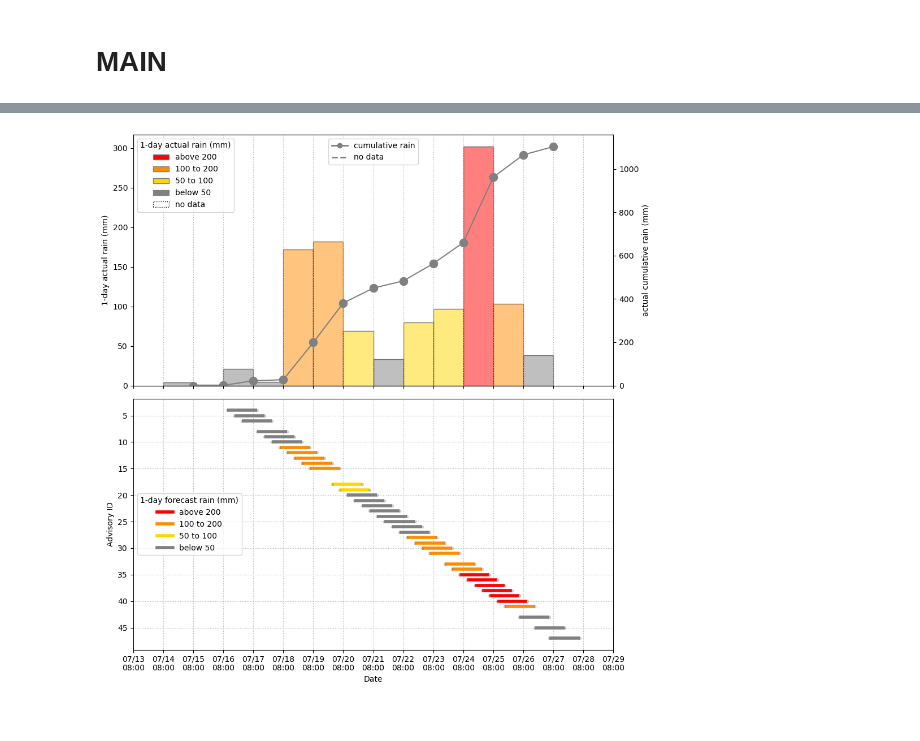
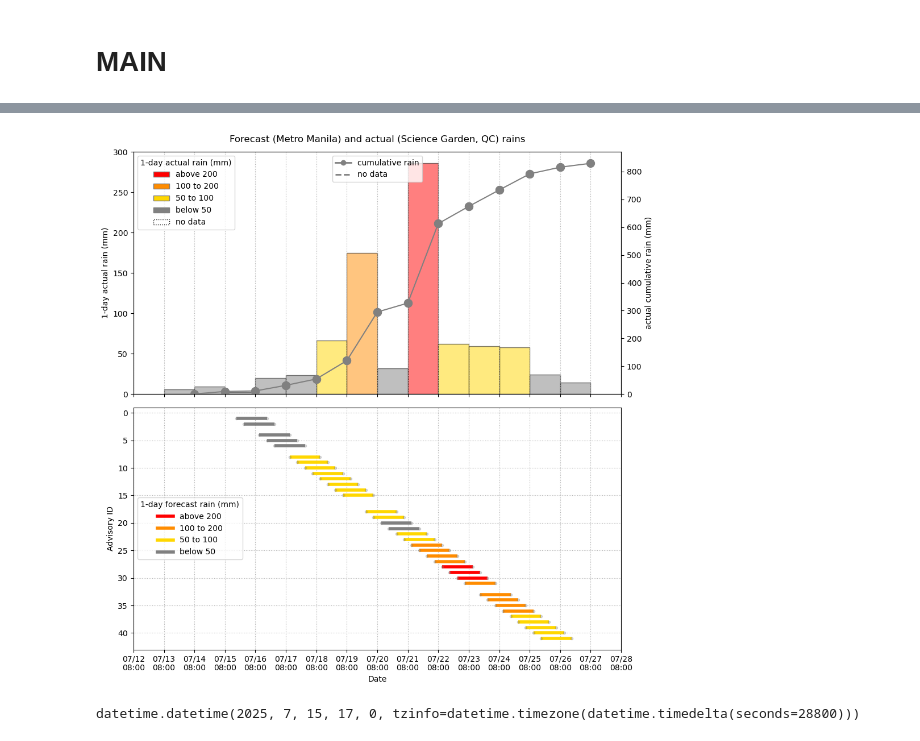
Before and after one commit to ricsatjr/may-pagasa-ph, a Jupyter notebook: rainfall-analysis.ipynb, the cells around one changed output, grey strips where cells are left out. Saved outputs shown, nothing was run; the diff lists cells and outputs as text; code cells hidden in the pictures.

```diff
--- a/rainfall-analysis.ipynb
+++ b/rainfall-analysis.ipynb
@@ -684,7 +684,7 @@ def create_hro_analysis(series_json_path,wmo_code,sta_name,figsize=(12,10)):
     unique_areas.sort()
     unique_area_dict={i:unique_areas[i] for i in range(len(unique_areas))}
     print(unique_area_dict)
-    which_place=unique_area_dict[int(input("Type number of area to analyze: "))]
+    which_place=unique_area_dict[int(input(f'Type number of province to analyze (for {sta_name}): '))]
     area_records=extract_area_records(data, which_place)
     hro_segments=process_area_records_for_plotting(area_records, which_place)
 
@@ -699,10 +699,10 @@ def create_hro_analysis(series_json_path,wmo_code,sta_name,figsize=(12,10)):
 
 
 
-
-
     # # ACTUAL RAIN FROM OGIMET
-    begin_str,end_str=get_ogimet_time_bounds(hro_segments['start_time'].min(),hro_segments['end_time'].max(), subtract_days_from_min=2)
+    begin_str,end_str=get_ogimet_time_bounds(hro_segments['start_time'].min(),
+                                             pd.to_datetime(list(data.keys())[-1]),
+                                             subtract_days_from_min=2)
     synop_data=download_synop_from_ogimet(begin_str,end_str,wmo_code)
     synop_data.splitlines()
     df=parse_synop(synop_data)
@@ -718,11 +718,21 @@ def create_hro_analysis(series_json_path,wmo_code,sta_name,figsize=(12,10)):
     ax[1].grid(axis='x',which='major',ls=':')
     ax[0].grid(axis='x',which='major',ls=':')
 
+    plt.suptitle(f'Forecast ({which_place}) and actual ({sta_name}) rains')
     plt.tight_layout()
+
     plt.savefig(f'forecast-vs-actual-rains-{which_place}-{sta_name}.png', dpi=600)
 # %% [markdown]
 # MAIN
 # %%
-create_hro_analysis('hro-jsons/pagasa-hro-2025-07-15.json',98328,'Baguio City',figsize=(10,10))
+#create_hro_analysis('hro-jsons/pagasa-hro-2025-07-15-filled.json',98328,'Baguio City',figsize=(10,10))
+# create_hro_analysis('hro-jsons/pagasa-hro-2025-07-15-filled.json',98325,'Dagupan City',figsize=(10,10))
+# create_hro_analysis('hro-jsons/pagasa-hro-2025-07-15-filled.json',98324,'Iba',figsize=(10,10))
+# create_hro_analysis('hro-jsons/pagasa-hro-2025-07-15-filled.json',98426,'Subic',figsize=(10,10))
+create_hro_analysis('hro-jsons/pagasa-hro-2025-07-15-filled.json',98430,'Science Garden, QC',figsize=(10,10))
+# create_hro_analysis('hro-jsons/pagasa-hro-2025-07-15-filled.json',98433,'Tanay',figsize=(10,10))
+# create_hro_analysis('hro-jsons/pagasa-hro-2025-07-15-filled.json',98432,'Ambulong',figsize=(10,10)) # batangas
+# create_hro_analysis('hro-jsons/pagasa-hro-2025-07-15-filled.json',98531,'San Jose',figsize=(10,10)) # occidental mindoro
+# create_hro_analysis('hro-jsons/pagasa-hro-2025-07-15-filled.json',98618,'Puerto Princesa City',figsize=(10,10))
 # %% [output]
 {0: 'Abra', 1: 'Aklan', 2: 'Albay', 3: 'Antique', 4: 'Apayao', 5: 'Aurora', 6: 'Bataan', 7: 'Batanes', 8: 'Batangas', 9: 'Benguet', 10: 'Biliran', 11: 'Bulacan', 12: 'Cagayan', 13: 'Camarines Norte',  ...
@@ -766 +755 @@ datetime
-[figure, old version]
+[figure, new version]
@@ -766,0 +758,4 @@ datetime
+# %%
+dt.datetime.fromisoformat(list(data.keys())[0])
+# %% [output]
+datetime.datetime(2025, 7, 15, 17, 0, tzinfo=datetime.timezone(datetime.timedelta(seconds=28800)))
```
Also changed, not shown: parts of 3 cells of this notebook, 1 other file.
